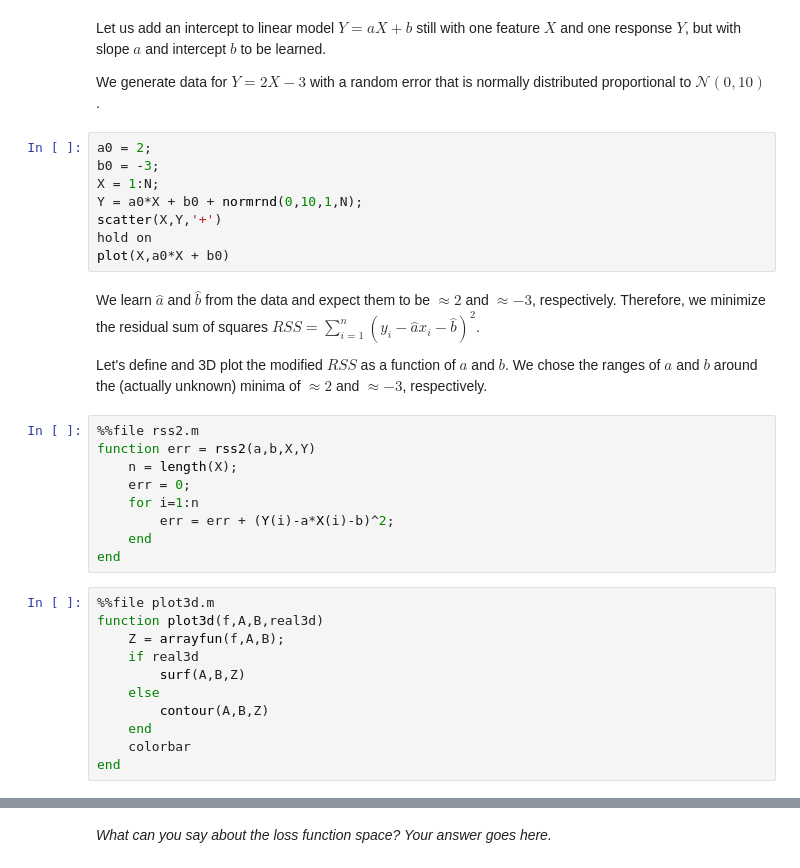
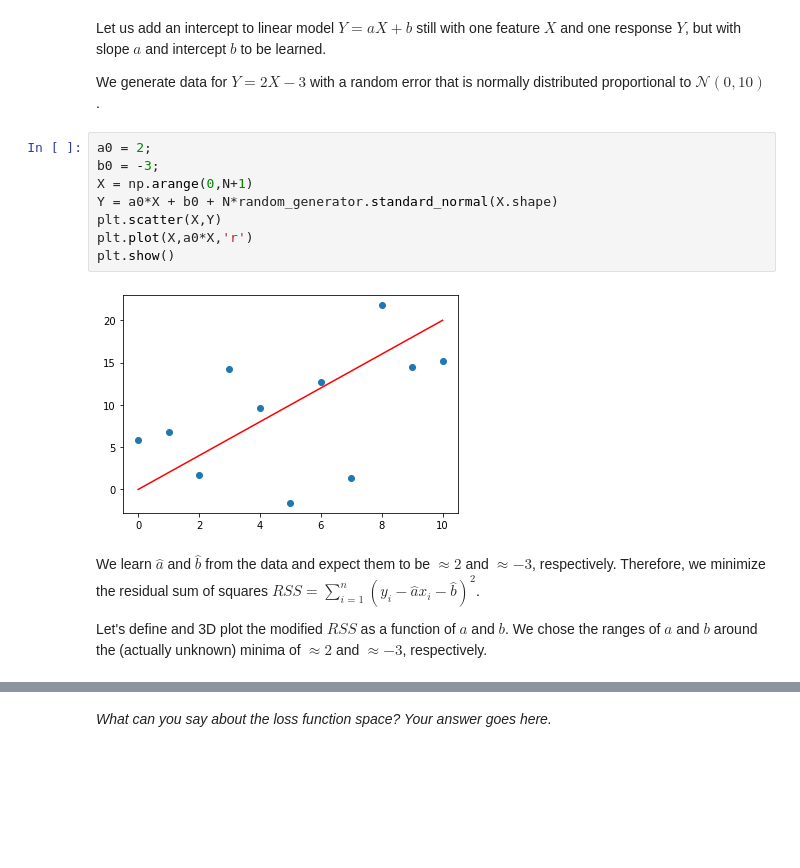
Before and after one commit to derekchased/Public-ML-Notebooks, a Jupyter notebook: DL_py_Numerical_Linear_Regression.ipynb, the cells around one changed output, grey strips where cells are left out. Saved outputs shown, nothing was run; the diff lists cells and outputs as text; blank space fills up the shorter version.

```diff
--- a/DL_py_Numerical_Linear_Regression.ipynb
+++ b/DL_py_Numerical_Linear_Regression.ipynb
@@ -166,33 +220,15 @@ We generate data for $Y=2X - 3$ with a random error that is normally distributed
 # %%
 a0 = 2;
 b0 = -3;
-X = 1:N;
-Y = a0*X + b0 + normrnd(0,10,1,N);
-scatter(X,Y,'+')
-hold on
-plot(X,a0*X + b0)
+X = np.arange(0,N+1)
+Y = a0*X + b0 + N*random_generator.standard_normal(X.shape)
+plt.scatter(X,Y)
+plt.plot(X,a0*X,'r')
+plt.show()
+# %% [output]
+[figure, added]
 # %% [markdown]
 We learn $\hat a$ and $\hat b$ from the data and expect them to be $\approx 2$ and $\approx -3$, respectively.
 Therefore, we minimize the residual sum of squares $RSS=\sum_{i=1}^{n}(y_i-\hat a x_i - \hat b)^2$.
 
 Let's define and 3D plot the modified $RSS$ as a function of $a$ and $b$. We chose the ranges of $a$ and $b$ around the (actually unknown) minima of $\approx 2$ and $\approx -3$, respectively.
-# %%
-%%file rss2.m
-function err = rss2(a,b,X,Y)
-    n = length(X);
-    err = 0;
-    for i=1:n
-        err = err + (Y(i)-a*X(i)-b)^2;
-    end
-end
-# %%
-%%file plot3d.m
-function plot3d(f,A,B,real3d)
-    Z = arrayfun(f,A,B);
-    if real3d
-        surf(A,B,Z)
-    else
-        contour(A,B,Z)
-    end
-    colorbar
-end
```
Also changed, not shown: parts of 23 cells of this notebook.
